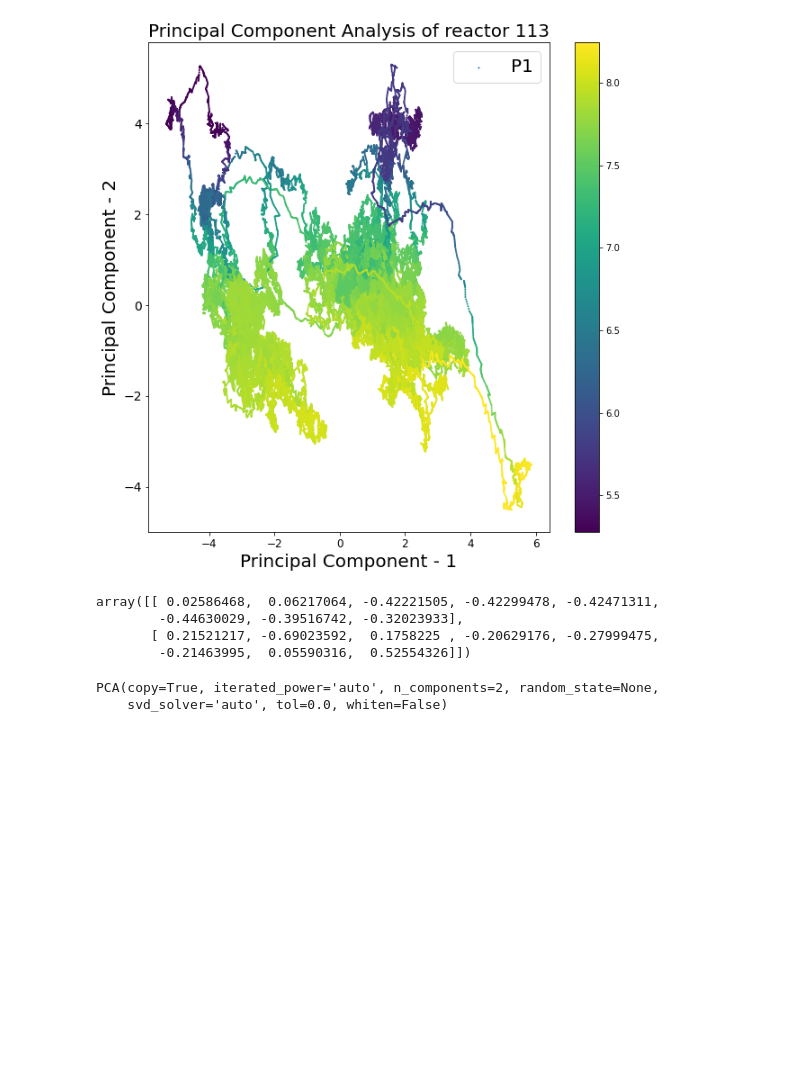
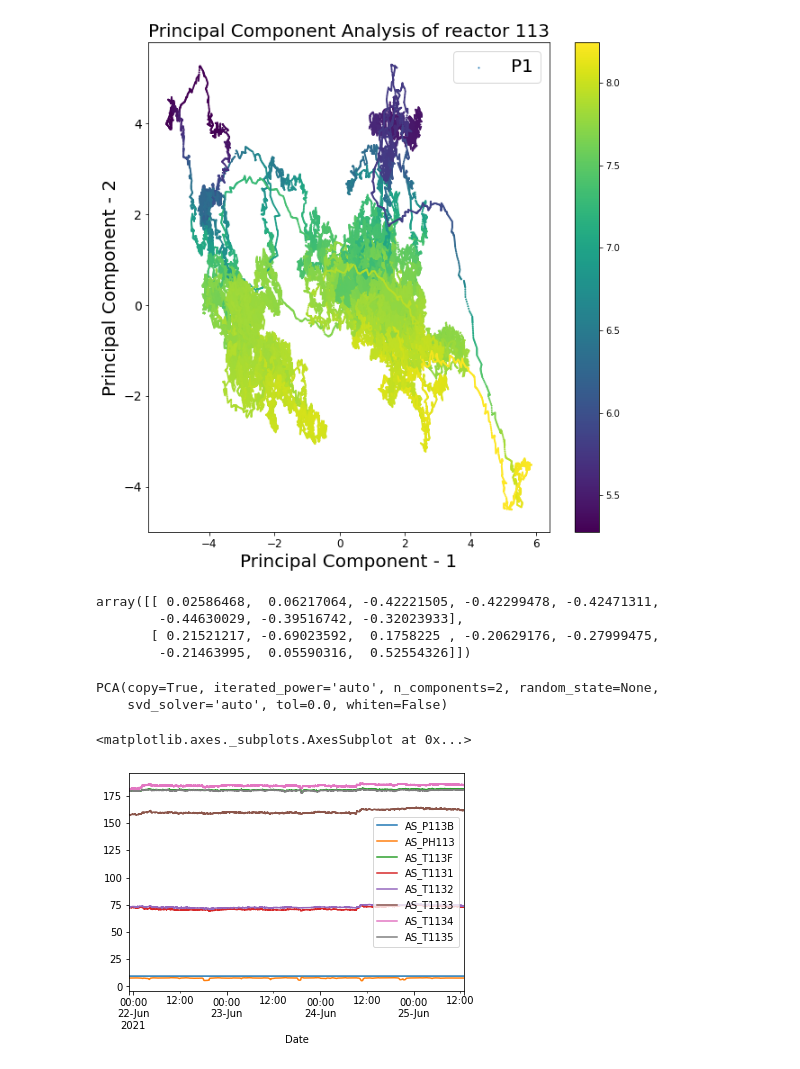
Before and after one commit to sipocz/XLS_Conv, a Jupyter notebook: XLS_converter.ipynb, the cells around one changed output. Cells and saved outputs as stored; diff of their text form; code cells hidden in the pictures; blank space fills up the shorter version.

```diff
--- a/XLS_converter.ipynb
+++ b/XLS_converter.ipynb
@@ -534,3 +532,8 @@ print(pca_113)
 # %% [output]
 PCA(copy=True, iterated_power='auto', n_components=2, random_state=None,
     svd_solver='auto', tol=0.0, whiten=False)
+# %%
+actual_df.plot()
+# %% [output]
+<matplotlib.axes._subplots.AxesSubplot at 0x...>
+[figure, added]
```
Also changed, not shown: parts of 3 cells of this notebook.
